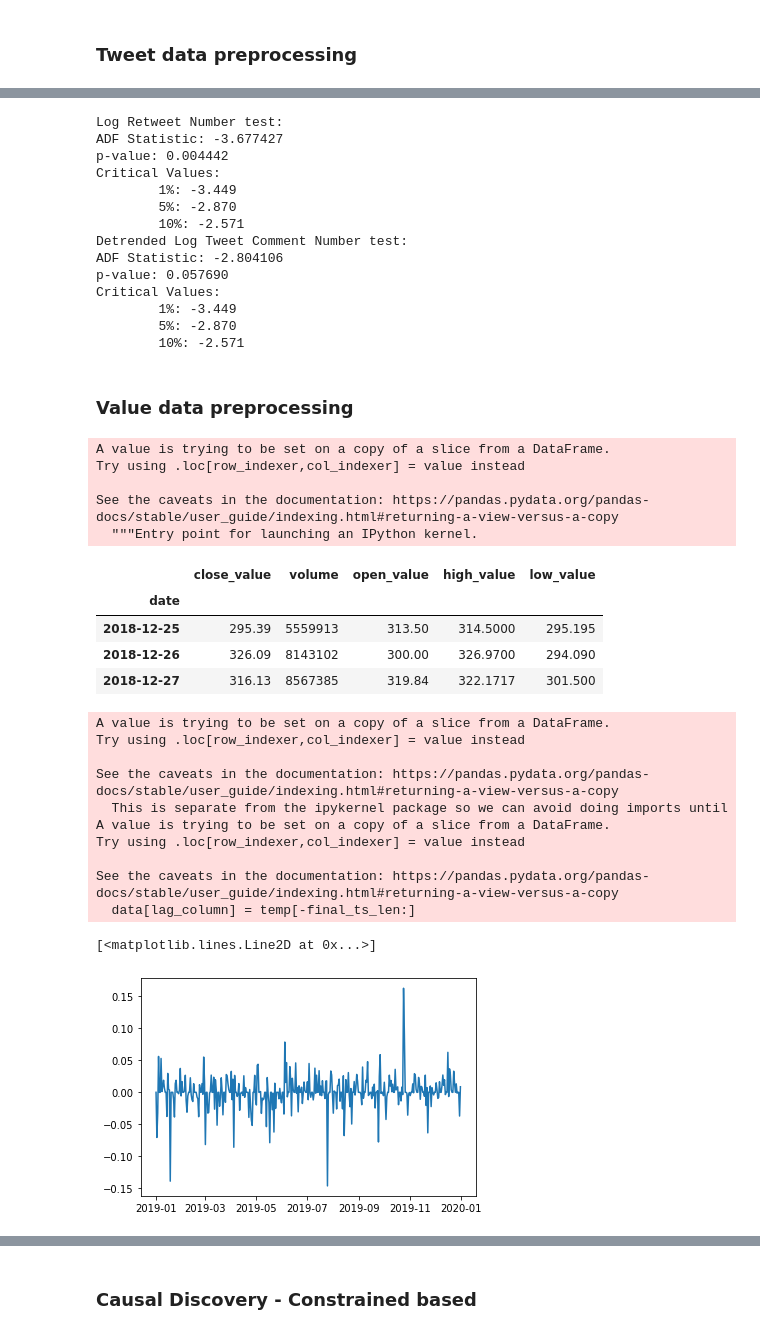
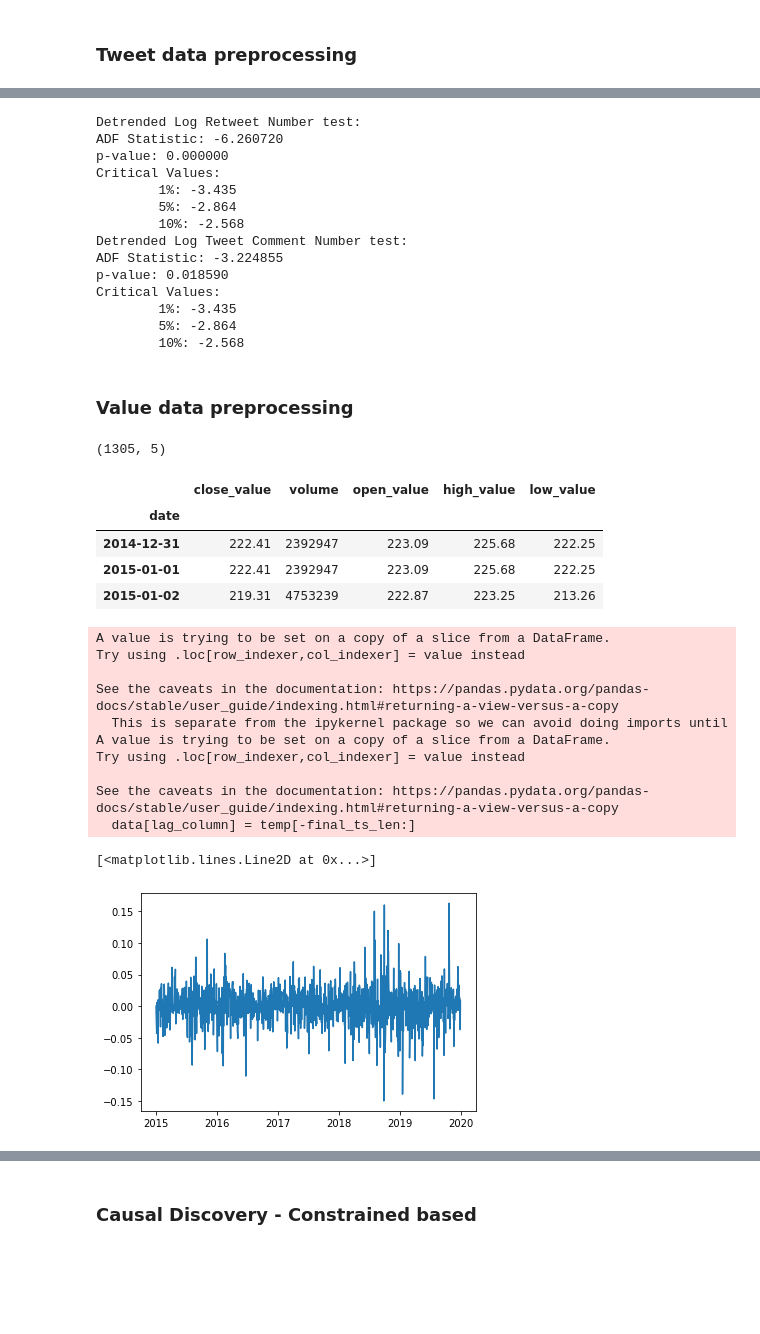
Before and after one commit to dssaenzml/ml703_timeSeriesCausalDiscovery, a Jupyter notebook: Pytrad/stocks_causal_discovery_pytrad.ipynb, the cells around one changed output, grey strips where cells are left out. Saved outputs shown, nothing was run; the diff lists cells and outputs as text; code cells hidden in the pictures; blank space fills up the shorter version.

```diff
--- a/Pytrad/stocks_causal_discovery_pytrad.ipynb
+++ b/Pytrad/stocks_causal_discovery_pytrad.ipynb
@@ -129,15 +147,15 @@ plt.legend()
 # %%
 from statsmodels.tsa.stattools import adfuller
 
-result = adfuller(tweetSubMetrics2019.log_retweet_num)
-print('Log Retweet Number test:')
+result = adfuller(tweetSubMetrics1519.detrended_log_retweet_num)
+print('Detrended Log Retweet Number test:')
 print('ADF Statistic: %f' % result[0])
 print('p-value: %f' % result[1])
 print('Critical Values:')
 for key, value in result[4].items():
 	print('\t%s: %.3f' % (key, value))
 
-result = adfuller(tweetSubMetrics2019.detrended_log_comment_num)
+result = adfuller(tweetSubMetrics1519.detrended_log_comment_num)
 print('Detrended Log Tweet Comment Number test:')
 print('ADF Statistic: %f' % result[0])
 print('p-value: %f' % result[1])
@@ -145,61 +163,74 @@ print('Critical Values:')
 for key, value in result[4].items():
 	print('\t%s: %.3f' % (key, value))
 # %% [output]
-Log Retweet Number test:
-ADF Statistic: -3.677427
-p-value: 0.004442
+Detrended Log Retweet Number test:
+ADF Statistic: -6.260720
+p-value: 0.000000
 Critical Values:
-        1%: -3.449
-        5%: -2.870
-        10%: -2.571
+        1%: -3.435
+        5%: -2.864
+        10%: -2.568
 Detrended Log Tweet Comment Number test:
-ADF Statistic: -2.804106
-p-value: 0.057690
+ADF Statistic: -3.224855
+p-value: 0.018590
 Critical Values:
-        1%: -3.449
-        5%: -2.870
-        10%: -2.571
+        1%: -3.435
+        5%: -2.864
+        10%: -2.568
 # %% [markdown]
 ### Value data preprocessing
 # %%
+from pandas.tseries.offsets import BDay
+
+## Remove weekend values since the stock price is not given for these days
 companyValuesSub['date'] = pd.to_datetime(companyValuesSub['day_date']).dt.date
+isBusinessDay = BDay().onOffset
+
+isBusinessDay
+match_series = pd.to_datetime(companyValuesSub['date']).map(isBusinessDay)
+companyValuesSub = companyValuesSub[match_series]
+
 companyValuesSubMetrics = companyValuesSub[['date', 'close_value', 'volume', 'open_value', 'high_value', 'low_value']]
 companyValuesSubMetrics = companyValuesSubMetrics.groupby(['date']).sum()
+
+# 2019 year period
 companyValuesSubMetrics2019 = companyValuesSubMetrics[(companyValuesSubMetrics.index >= pd.to_datetime("2018/12/25")) \
     & (companyValuesSubMetrics.index <= pd.to_datetime("2019/12/31"))]
 
-companyValuesSubMetrics2019.head(3)
+# 2015 - 2019 year period
+companyValuesSubMetrics1519 = companyValuesSubMetrics[(companyValuesSubMetrics.index >= pd.to_datetime("2014/12/31")) \
+    & (companyValuesSubMetrics.index <= pd.to_datetime("2019/12/31"))]
+
+
+print(companyValuesSubMetrics1519.shape)
+companyValuesSubMetrics1519.head(3)
 # %% [output]
-A value is trying to be set on a copy of a slice from a DataFrame.
-Try using .loc[row_indexer,col_indexer] = value instead
-
-See the caveats in the documentation: https://pandas.pydata.org/pandas-docs/stable/user_guide/indexing.html#returning-a-view-versus-a-copy
-  """Entry point for launching an IPython kernel.
+(1305, 5)
 |  | close_value | volume | open_value | high_value | low_value |
 | date |  |  |  |  |  |
-| 2018-12-25 | 295.39 | 5559913 | 313.50 | 314.5000 | 295.195 |
-| 2018-12-26 | 326.09 | 8143102 | 300.00 | 326.9700 | 294.090 |
-| 2018-12-27 | 316.13 | 8567385 | 319.84 | 322.1717 | 301.500 |
+| 2014-12-31 | 222.41 | 2392947 | 223.09 | 225.68 | 222.25 |
+| 2015-01-01 | 222.41 | 2392947 | 223.09 | 225.68 | 222.25 |
+| 2015-01-02 | 219.31 | 4753239 | 222.87 | 223.25 | 213.26 |
 # %%
 from data import set_datetime, detrend_ts, take_diff_ts
 
-companyValuesSubMetrics2019['log_close_value'] = np.log(companyValuesSubMetrics2019['close_value'])
+companyValuesSubMetrics1519['log_close_value'] = np.log(companyValuesSubMetrics1519['close_value'])
 
-companyValuesSubMetrics2019 = take_diff_ts(data=companyValuesSubMetrics2019, \
-    ts_column='log_close_value', lag_column='lag_log_close_value', lag=1, final_ts_len=365)
+companyValuesSubMetrics1519 = take_diff_ts(data=companyValuesSubMetrics1519, \
+    ts_column='log_close_value', lag_column='lag_log_close_value', lag=1, final_ts_len=companyValuesSubMetrics1519.shape[0] - 1)
 
-plt.plot(companyValuesSubMetrics2019.lag_log_close_value)
+plt.plot(companyValuesSubMetrics1519.lag_log_close_value)
 # %% [output]
 A value is trying to be set on a copy of a slice from a DataFrame.
 Try using .loc[row_indexer,col_indexer] = value instead
 
 See the caveats in the documentation: https://pandas.pydata.org/pandas-docs/stable/user_guide/indexing.html#returning-a-view-versus-a-copy
   This is separate from the ipykernel package so we can avoid doing imports until
 A value is trying to be set on a copy of a slice from a DataFrame.
 Try using .loc[row_indexer,col_indexer] = value instead
 
 See the caveats in the documentation: https://pandas.pydata.org/pandas-docs/stable/user_guide/indexing.html#returning-a-view-versus-a-copy
   data[lag_column] = temp[-final_ts_len:]
 [<matplotlib.lines.Line2D at 0x...>]
-[figure, old version]
+[figure, new version]
 # %%
```
Also changed, not shown: parts of 31 cells of this notebook, 1 other file.
